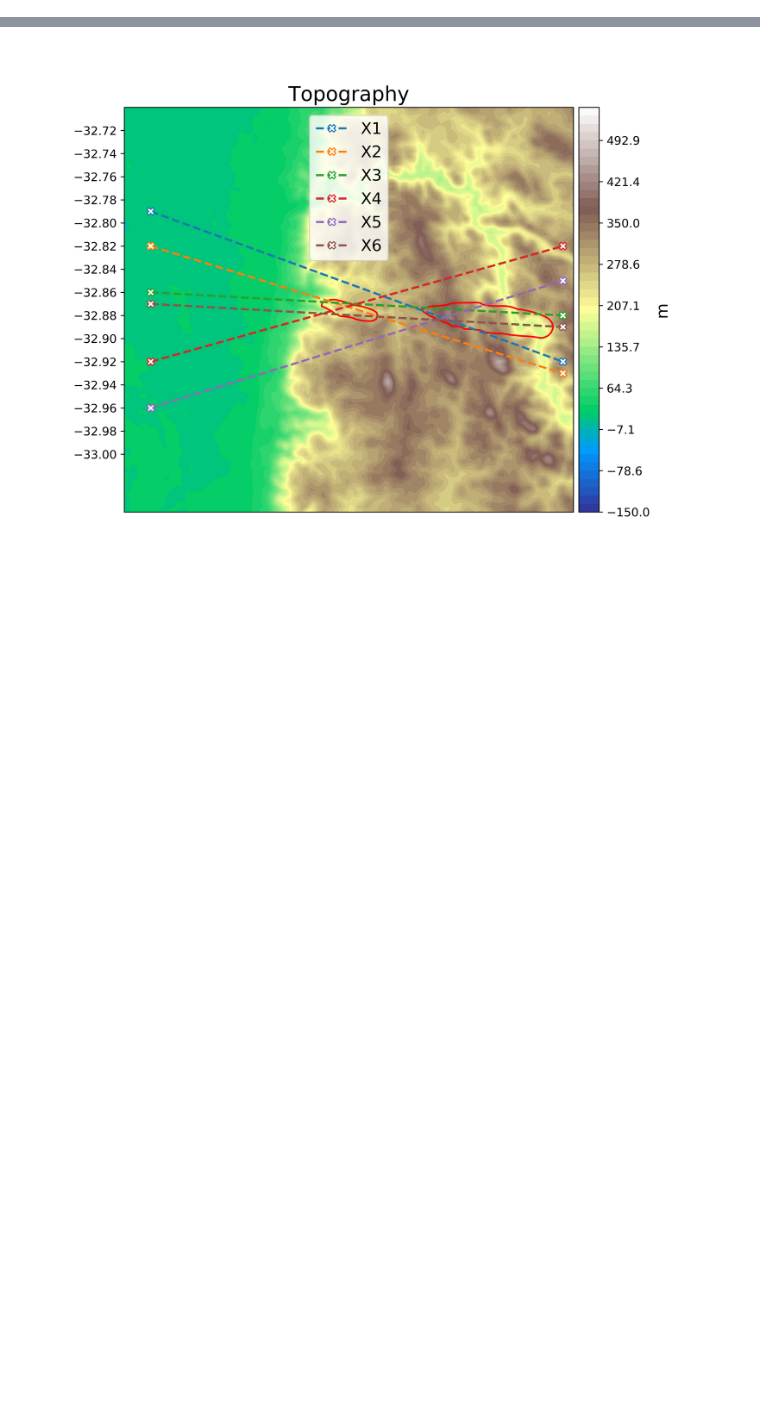
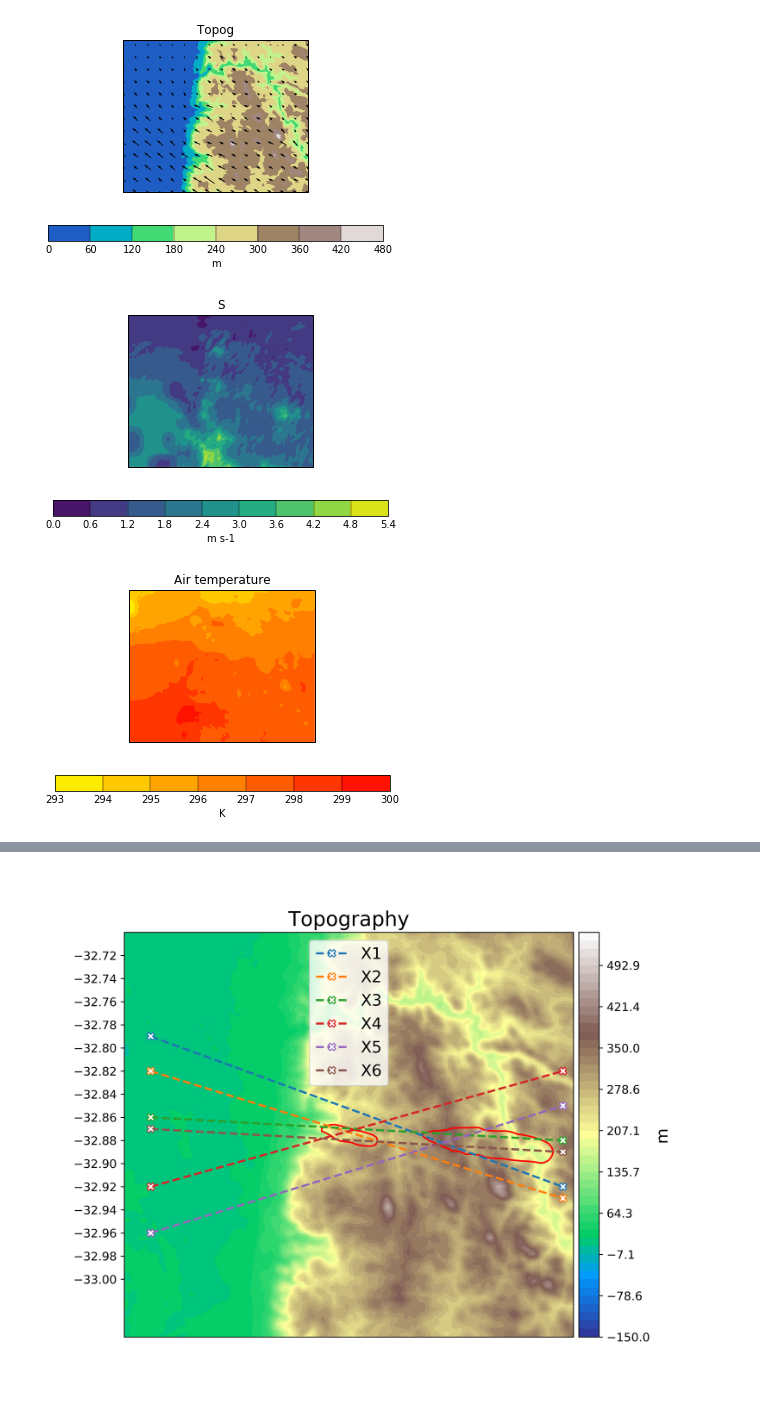
Before and after one commit to jibbals/accessfires, a Jupyter notebook: animators.ipynb, the cells around one changed output, grey strips where cells are left out. Drawn from its saved outputs; the diff is of its cells as text; code cells hidden in the pictures; blank space fills up the shorter version.

```diff
--- a/animators.ipynb
+++ b/animators.ipynb
@@ -21,4 +23,8 @@ from datetime import datetime,timedelta
 from IPython.display import Image
 #Image(filename='test.png')
 
+import iris
+import iris.quickplot as qplt
 from utilities import plotting, utils, fio
+
+um_dtimes = [datetime(2016,1,5,15) + timedelta(hours=x) for x in np.arange(24,dtype=float)]
@@ -83,0 +31,15 @@ longitude (576,)
+# %%
+## READ WAROONA MODEL DATA INTO IRIS CUBES:
+
+slv, ro1, th1, th2 = fio.read_waroona_iris(um_dtimes[0], extent = plotting._extents_['waroona'], add_winds=True)
+
+for cube in [slv,ro1,th1,th2]:
+    print('============')
+    print(cube)
+
+print('============')
+### Read firefront output
+f_dtimes = [um_dtimes[-1] + timedelta(minutes=x) for x in np.arange(10,61,10,dtype=float)]
+ff = fio.read_fire(dtimes=f_dtimes,extent=plotting._extents_['waroona'], firefront=True)
+
+print(ff)
@@ -83,0 +64,22 @@ longitude (576,)
+# %%
+# check the topography
+topog=slv.extract('topog')[0]
+qplt.contourf(topog, cmap='terrain')
+
+# show wind direction quiver plot
+lat = topog.coord('latitude').points
+lon = topog.coord('longitude').points
+u,v = ro1[4][0,0].data, ro1[5][0,0].data
+skip=slice(None,None,10)
+plt.quiver(lon[skip],lat[skip],u[skip,skip],v[skip,skip], pivot='middle',scale=60)
+qplt.show()
+
+qplt.contourf(ro1[6][0,0]) # wind speed t0 lev0
+qplt.show()
+
+qplt.contourf(th1[1][0,0],cmap='autumn_r') # air temp, t0, lev0
+qplt.show()
+# %% [output]
+[figure, added]
+[figure, added]
+[figure, added]
```
Also changed, not shown: parts of 7 cells of this notebook, 1 other file.
